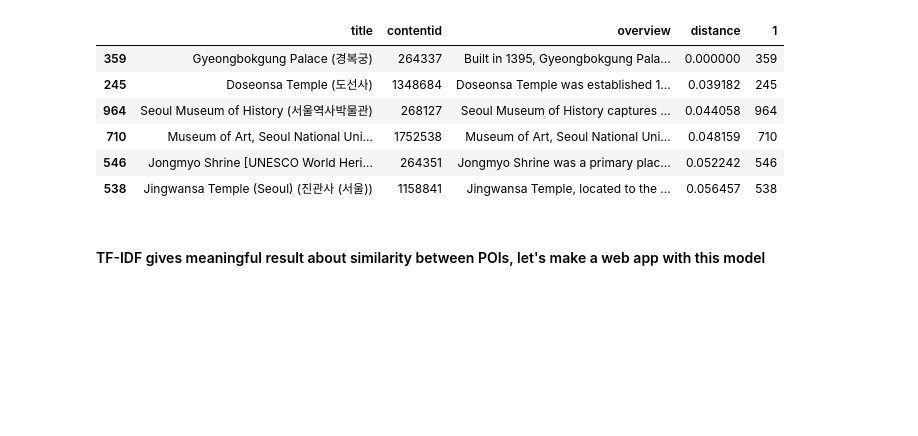
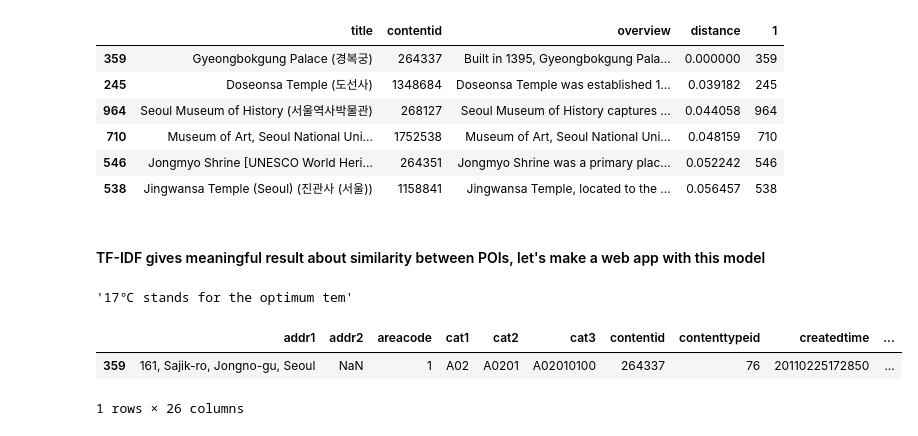
Before and after one commit to Teosoft7/place_recommendation_for_trip, a Jupyter notebook: eda_with_KOT_data.ipynb, the cells around one changed output. Cells and saved outputs as stored; diff of their text form; code cells hidden in the pictures; blank space fills up the shorter version.

```diff
--- a/eda_with_KOT_data.ipynb
+++ b/eda_with_KOT_data.ipynb
@@ -561,3 +571,13 @@ get_similar(359)
 | 538 | Jingwansa Temple (Seoul) (진관사 (서울)) | 1158841 | Jingwansa Temple, located to the ... | 0.056457 | 538 |
 # %% [markdown]
 #### TF-IDF gives meaningful result about similarity between POIs, let's make a web app with this model
+# %%
+df.loc[0, 'overview'][:30]
+# %% [output]
+'17℃ stands for the optimum tem'
+# %%
+df[df['contentid']=='264337']
+# %% [output]
+|  | addr1 | addr2 | areacode | cat1 | cat2 | cat3 | contentid | contenttypeid | createdtime | ... |
+| 359 | 161, Sajik-ro, Jongno-gu, Seoul | NaN | 1 | A02 | A0201 | A02010100 | 264337 | 76 | 20110225172850 | ... |
+1 rows × 26 columns
```
Also changed, not shown: parts of 10 cells of this notebook, 2 other files.
